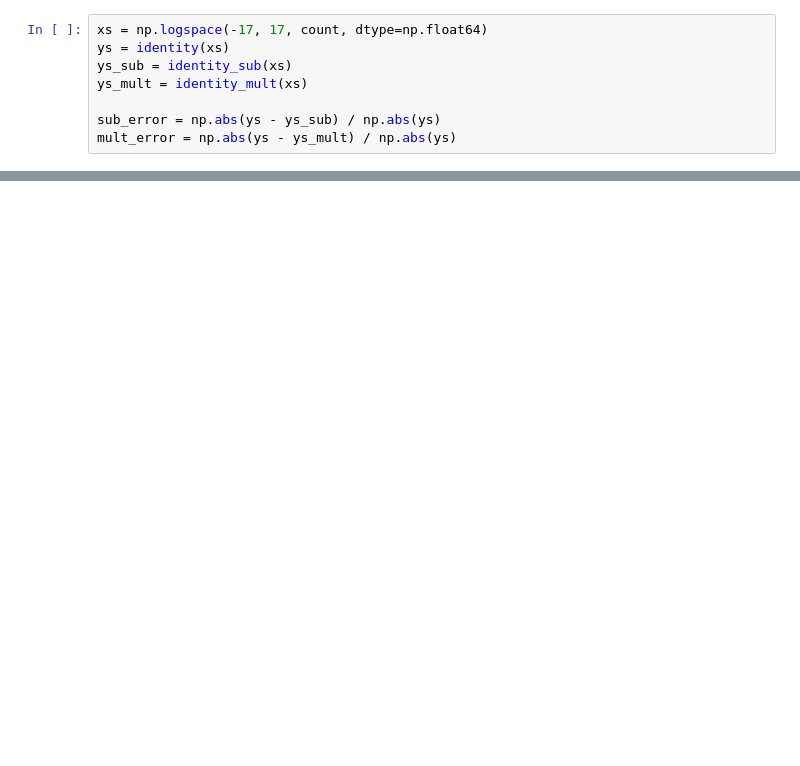
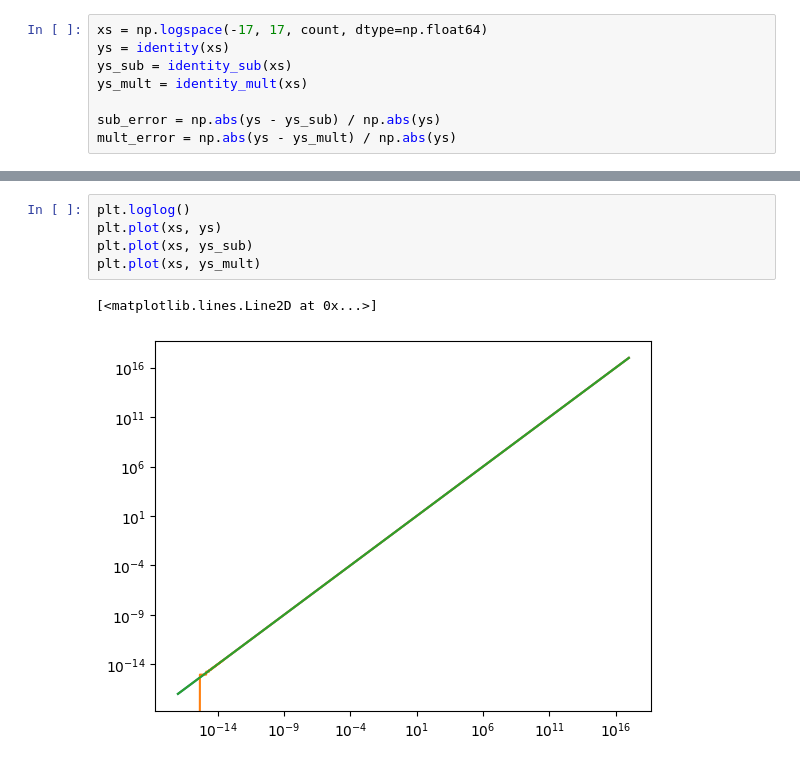
Before and after one commit to rajatvd/floating-point-examples, a Jupyter notebook: floating_point_examples.ipynb, the cells around one changed output, grey strips where cells are left out. Cells and saved outputs as stored; diff of their text form; blank space fills up the shorter version.

```diff
--- a/floating_point_examples.ipynb
+++ b/floating_point_examples.ipynb
@@ -61,0 +66,8 @@ plt.show()
+# %%
+plt.loglog()
+plt.plot(xs, ys)
+plt.plot(xs, ys_sub)
+plt.plot(xs, ys_mult)
+# %% [output]
+[<matplotlib.lines.Line2D at 0x...>]
+[figure, added]
```
Also changed, not shown: parts of 7 cells of this notebook, 1 other file.
